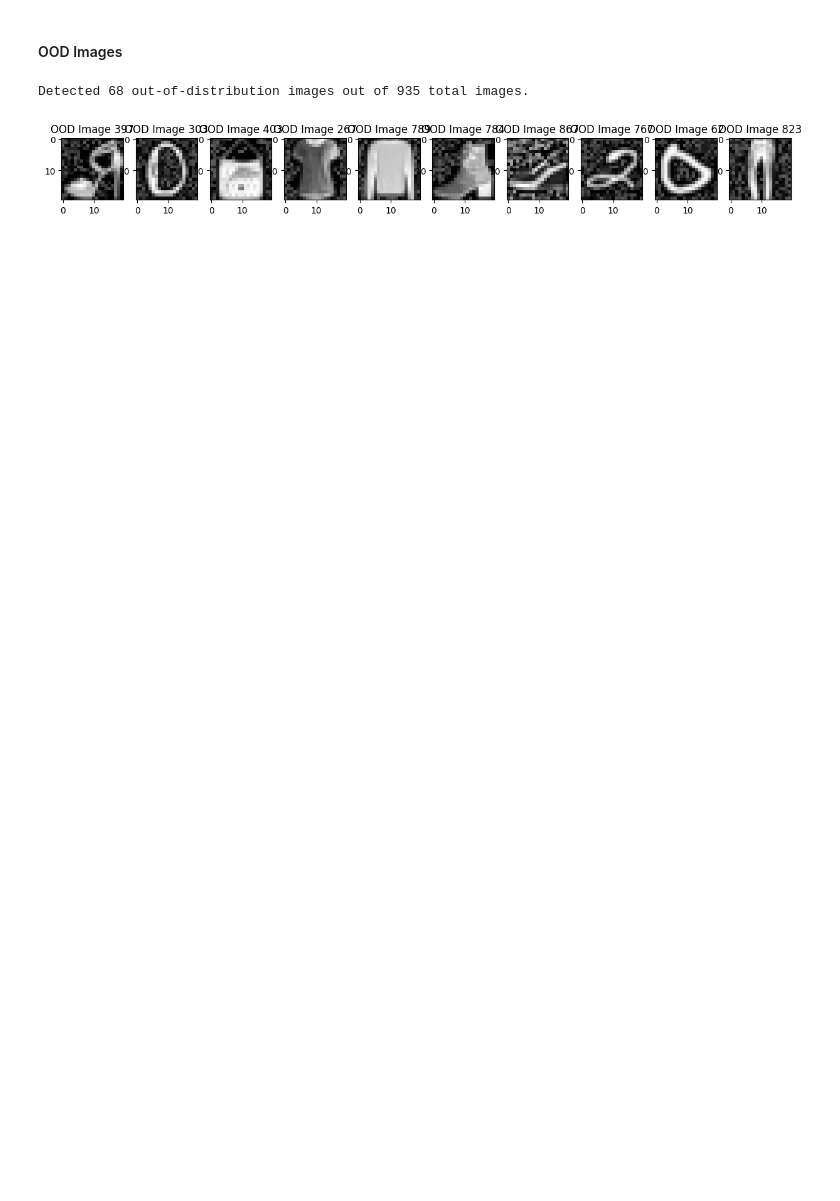
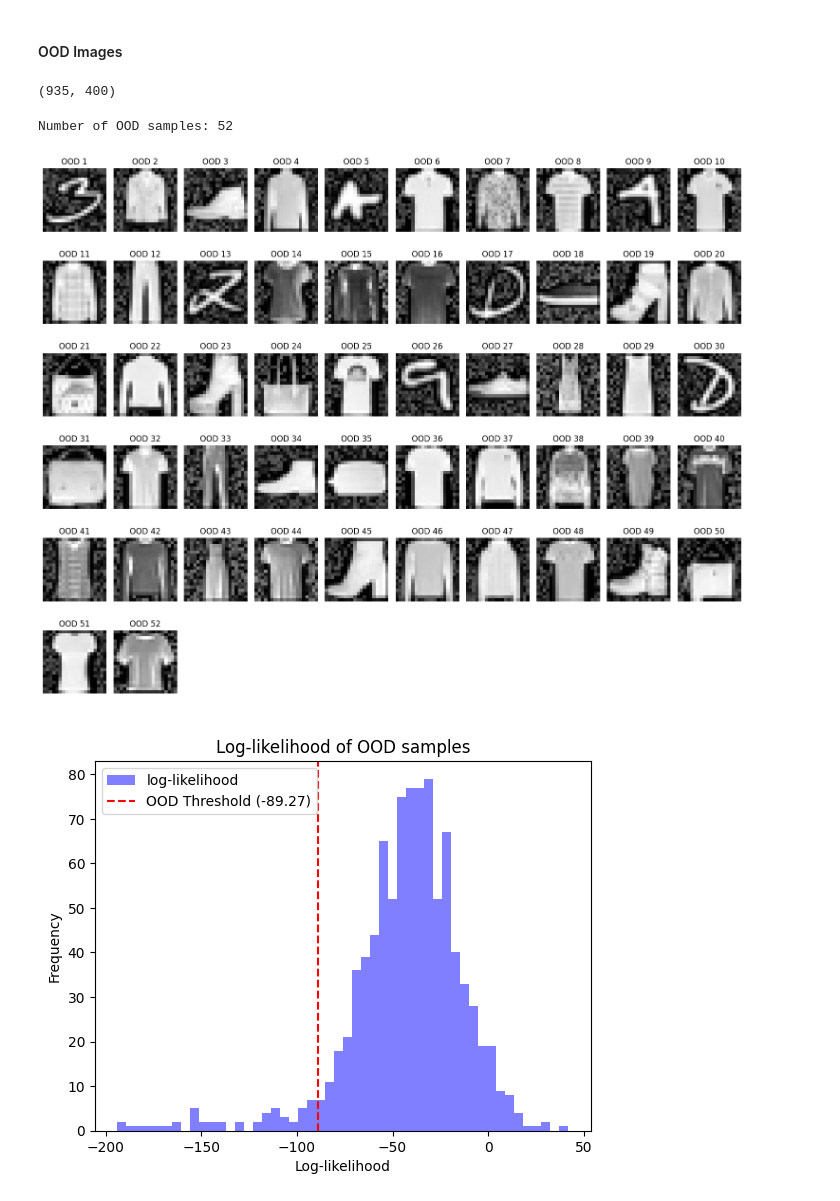
Before and after one commit to vhrollo/inf264_project2, a Jupyter notebook: src/svm_fillip_test.ipynb, the cells around one changed output. Cells and saved outputs as stored; diff of their text form; code cells hidden in the pictures; blank space fills up the shorter version.

```diff
--- a/src/svm_fillip_test.ipynb
+++ b/src/svm_fillip_test.ipynb
@@ -193,27 +242,43 @@ y_pred = best_svc.predict_proba(X_pca)
-# %%
-from sklearn.cluster import KMeans
-
-n_clusters = 18
-kmeans = KMeans(n_clusters=n_clusters, random_state=42)
-kmeans.fit(y_pred)
-
-corrupt_cluster_labels = kmeans.predict(y_pred)
-
-corrupt_distances = kmeans.transform(y_pred).min(axis=1)
-
-distance_threshold = np.mean(corrupt_distances) + 2 * np.std(corrupt_distances)
-ood_indices = np.where(corrupt_distances > distance_threshold)[0]
-
-print(f"Detected {len(ood_indices)} out-of-distribution images out of {len(y_pred)} total images.")
-
-n_samples = min(10, len(ood_indices))
-random_indices = np.random.choice(ood_indices, n_samples, replace=False)
-
-fig, axes = plt.subplots(1, n_samples, figsize=(15, 5))
-for i, idx in enumerate(random_indices):
-    axes[i].imshow(X[idx].reshape(20, 20), cmap='gray')
-    axes[i].set_title(f'OOD Image {idx}')
-plt.show()
-# %% [output]
-Detected 68 out-of-distribution images out of 935 total images.
-[figure, removed]
+# %%
+dataset = np.load('../data/corrupt_dataset.npz')
+X2 = dataset['X']
+print(X2.shape)
+
+X2_hog = hog_features(X2)
+X2_scaled = scaler.transform(X2_hog)
+X2_pca = pca.transform(X2_scaled)
+
+y_pred = best_svc.predict_proba(X2_pca)
+
+# plt.imshow(X2[0].reshape(20,20), cmap='gray')
+# plt.show()
+# X_hog = hog_features(X2)
+# plt.imshow(X2_hog[0].reshape(24,24), cmap='gray')
+# plt.show()
+# %% [output]
+(935, 400)
+# %%
+from sklearn.mixture import GaussianMixture
+
+gmm = GaussianMixture(n_components=17, covariance_type='full', random_state=seed, init_params='kmeans')
+gmm.fit(X_train_pca)
+
+log_likelihood = gmm.score_samples(X2_pca)
+
+threshold = np.percentile(log_likelihood, 5.5)
+ood_indices = log_likelihood < threshold
+
+print(f"Number of OOD samples: {ood_indices.sum()}")
+
+visualize_preds(X2[ood_indices])
+plt.hist(log_likelihood, bins=50, alpha=0.5, color='b', label='log-likelihood')
+plt.axvline(threshold, color='r', linestyle='--', label=f'OOD Threshold ({threshold:.2f})')
+plt.title('Log-likelihood of OOD samples')
+plt.xlabel('Log-likelihood')
+plt.ylabel('Frequency')
+plt.legend()
+plt.show()
+# %% [output]
+Number of OOD samples: 52
+[figure, added]
+[figure, added]
```
Also changed, not shown: parts of 15 cells of this notebook, 3 other files.
